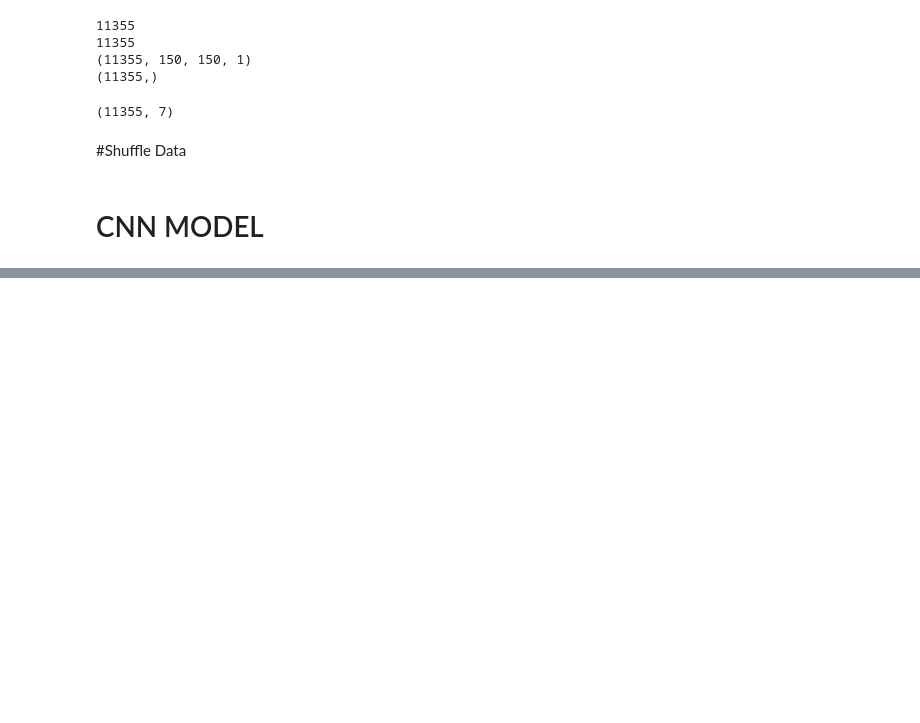
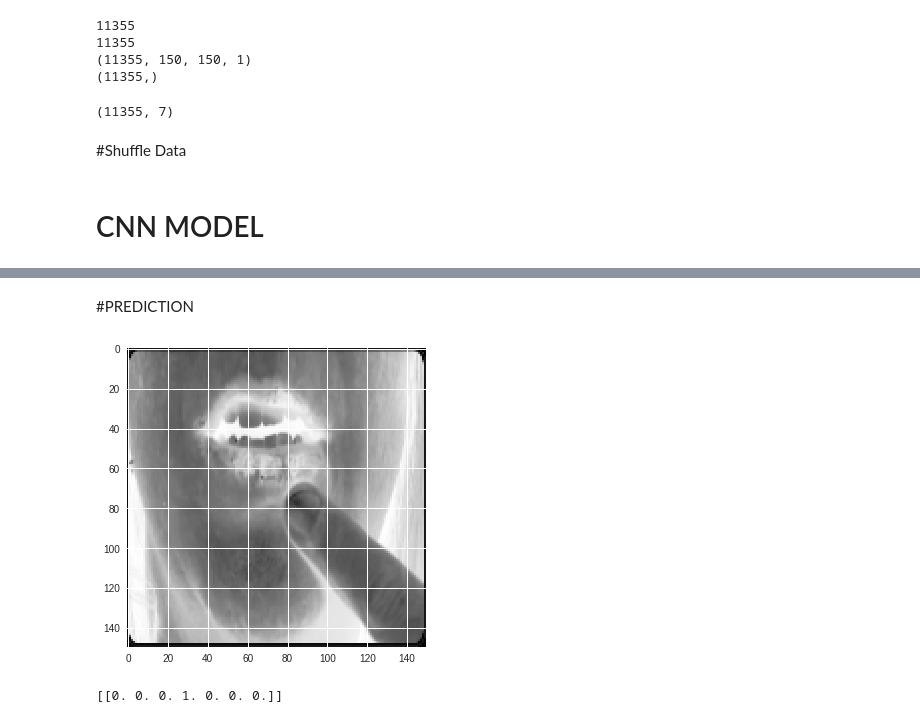
Before and after one commit to HussamCheema/DermCNN, a Jupyter notebook: DermCNN3.ipynb, the cells around one changed output, grey strips where cells are left out. Cells and saved outputs as stored; diff of their text form; code cells hidden in the pictures; blank space fills up the shorter version.

```diff
--- a/DermCNN3.ipynb
+++ b/DermCNN3.ipynb
@@ -137,0 +138,21 @@ Epoch 15/15
+# %% [markdown]
+#PREDICTION
+# %%
+x = 0
+# %%
+for file in os.listdir(os.getcwd()):
+  if(file == 'one.jpg'):
+    x = cv2.imread(os.getcwd()+'/'+file, cv2.IMREAD_GRAYSCALE)
+    x = cv2.resize(x, (150,150))
+
+plt.imshow(x)
+plt.show()
+# %% [output]
+[figure, added]
+# %%
+x = np.array(x)
+x = x.reshape(1,(x.shape)[0],(x.shape)[1],1)
+prediction = model.predict(np.array(x))
+print(prediction)
+# %% [output]
+[[0. 0. 0. 1. 0. 0. 0.]]
```
Also changed, not shown: parts of 2 cells of this notebook.
